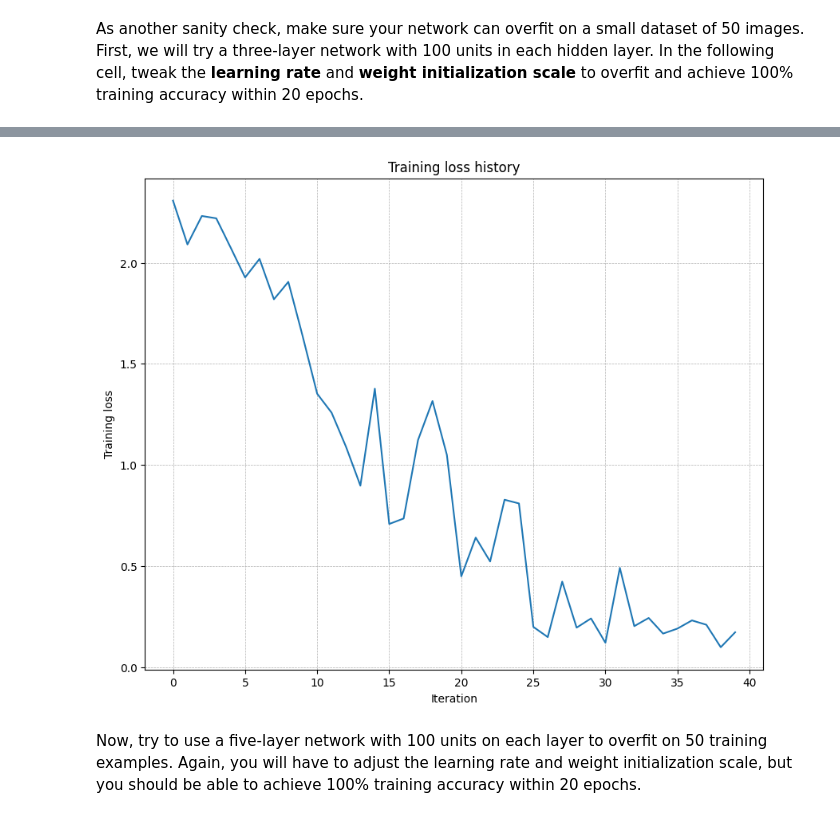
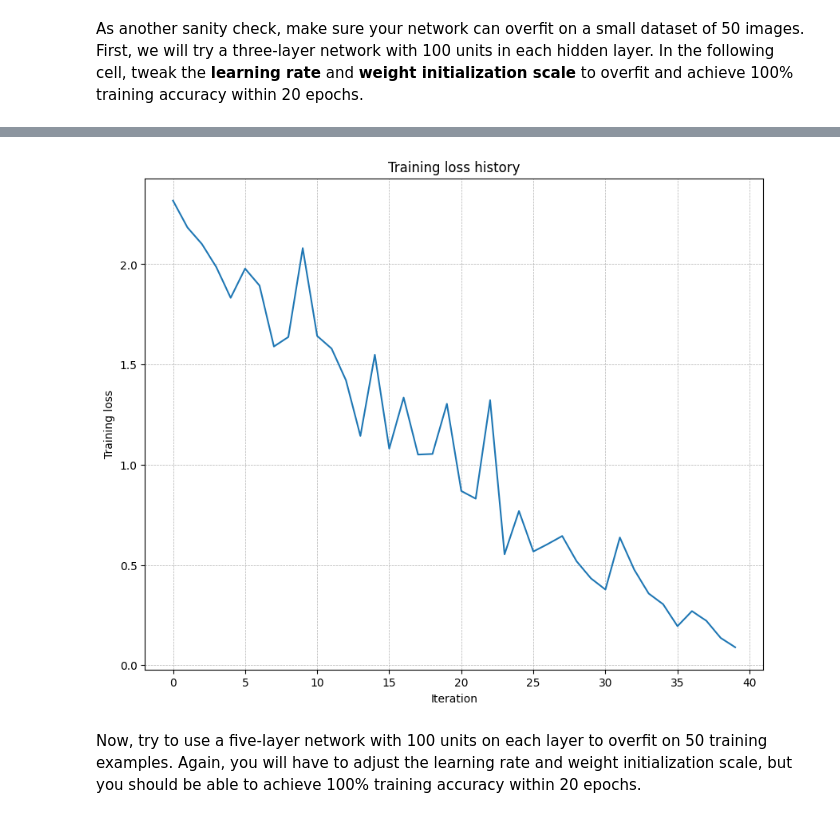
Before and after one commit to anton-matosov/cs231n, a Jupyter notebook: assignment2/FullyConnectedNets.ipynb, the cells around one changed output, grey strips where cells are left out. Drawn from its saved outputs; the diff is of its cells as text; code cells hidden in the pictures.

```diff
--- a/assignment2/FullyConnectedNets.ipynb
+++ b/assignment2/FullyConnectedNets.ipynb
@@ -128,7 +128,7 @@ small_data = {
 }
 
 weight_scale = 0.01   # Experiment with this!
-learning_rate = 0.012  # Experiment with this!
+learning_rate = 0.01  # Experiment with this!
 model = FullyConnectedNet(
     [100, 100],
     weight_scale=weight_scale,
@@ -172,4 +172,4 @@ plt.show()
-[figure, old version]
+[figure, new version]
 # %% [markdown]
 Now, try to use a five-layer network with 100 units on each layer to overfit on 50 training examples. Again, you will have to adjust the learning rate and weight initialization scale, but you should be able to achieve 100% training accuracy within 20 epochs.
 # %%
```
Also changed, not shown: parts of 1 cell of this notebook.
